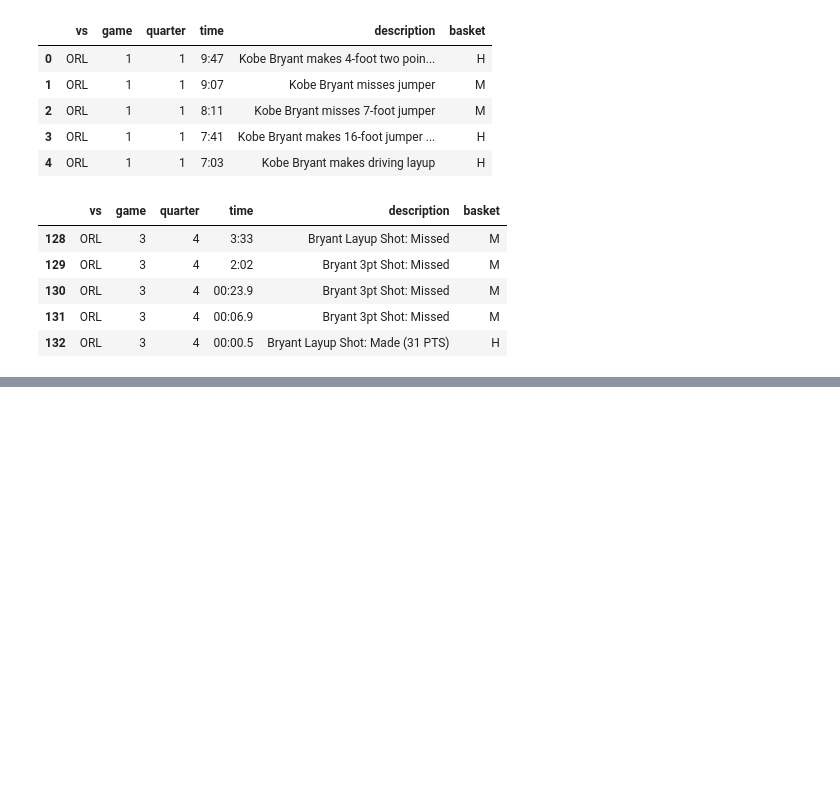
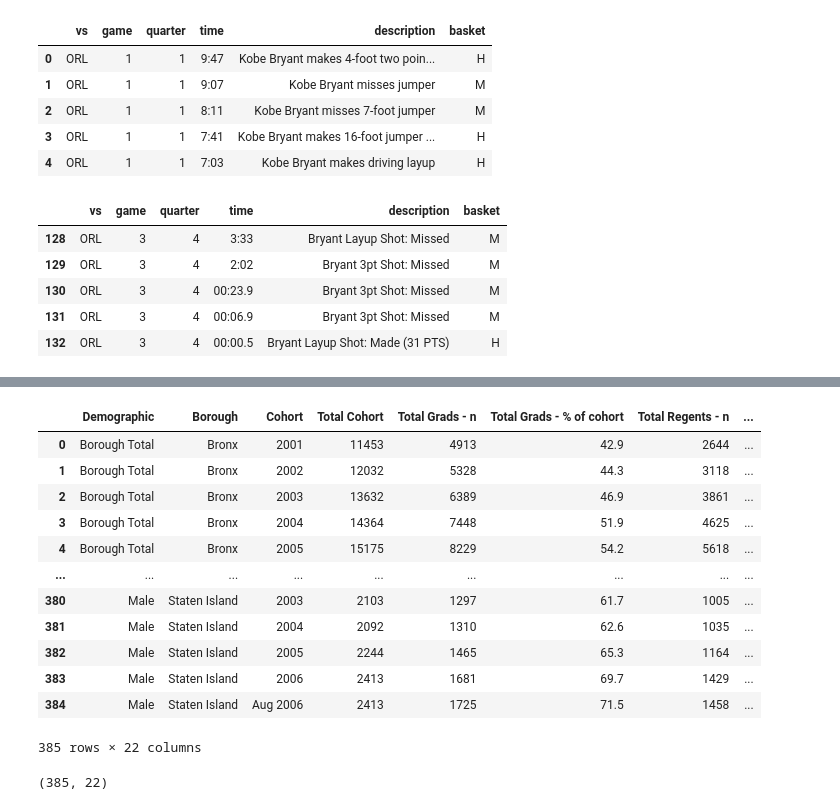
Before and after one commit to andrewbowen19/advancedProgrammingData602, a Jupyter notebook: src/assignment6.ipynb, the cells around one changed output, grey strips where cells are left out. Cells and saved outputs as stored; diff of their text form; code cells hidden in the pictures; blank space fills up the shorter version.

```diff
--- a/src/assignment6.ipynb
+++ b/src/assignment6.ipynb
@@ -129,0 +162,3 @@ df2.tail()
+# %%
+sat_url = "https://raw.githubusercontent.com/andrewbowen19/advancedProgrammingData602/main/data/2012_SAT_Results.csv"
+grad_url = "https://raw.githubusercontent.com/andrewbowen19/advancedProgrammingData602/main/data/2005-2010__Graduation_Outcomes_-__By_Borough.csv"
@@ -129,0 +229,25 @@ df2.tail()
+# %%
+
+# Now let's take a look at the graduation by borough dataset
+df4 = pd.read_csv(grad_url)
+
+df4
+# %% [output]
+|  | Demographic | Borough | Cohort | Total Cohort | Total Grads - n | Total Grads - % of cohort | Total Regents - n | ... |
+| 0 | Borough Total | Bronx | 2001 | 11453 | 4913 | 42.9 | 2644 | ... |
+| 1 | Borough Total | Bronx | 2002 | 12032 | 5328 | 44.3 | 3118 | ... |
+| 2 | Borough Total | Bronx | 2003 | 13632 | 6389 | 46.9 | 3861 | ... |
+| 3 | Borough Total | Bronx | 2004 | 14364 | 7448 | 51.9 | 4625 | ... |
+| 4 | Borough Total | Bronx | 2005 | 15175 | 8229 | 54.2 | 5618 | ... |
+| ... | ... | ... | ... | ... | ... | ... | ... | ... |
+| 380 | Male | Staten Island | 2003 | 2103 | 1297 | 61.7 | 1005 | ... |
+| 381 | Male | Staten Island | 2004 | 2092 | 1310 | 62.6 | 1035 | ... |
+| 382 | Male | Staten Island | 2005 | 2244 | 1465 | 65.3 | 1164 | ... |
+| 383 | Male | Staten Island | 2006 | 2413 | 1681 | 69.7 | 1429 | ... |
+| 384 | Male | Staten Island | Aug 2006 | 2413 | 1725 | 71.5 | 1458 | ... |
+385 rows × 22 columns
+# %%
+# 385 rows by 22 cols
+df4.shape
+# %% [output]
+(385, 22)
```
Also changed, not shown: parts of 23 cells of this notebook.
